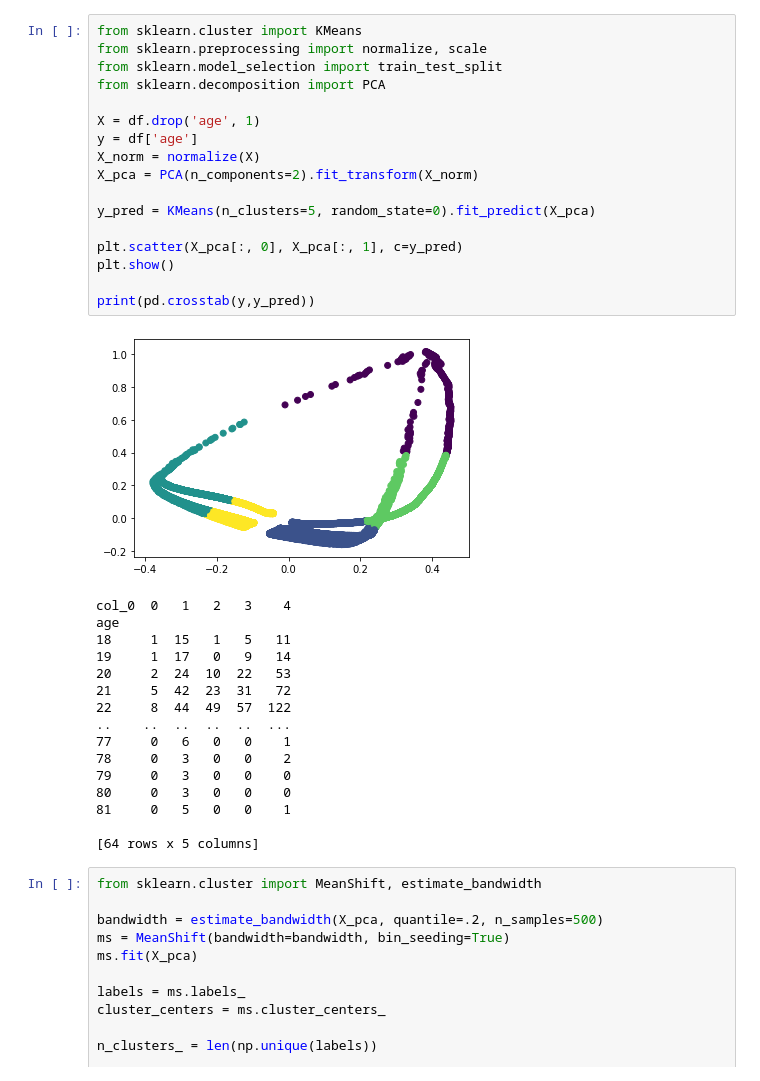
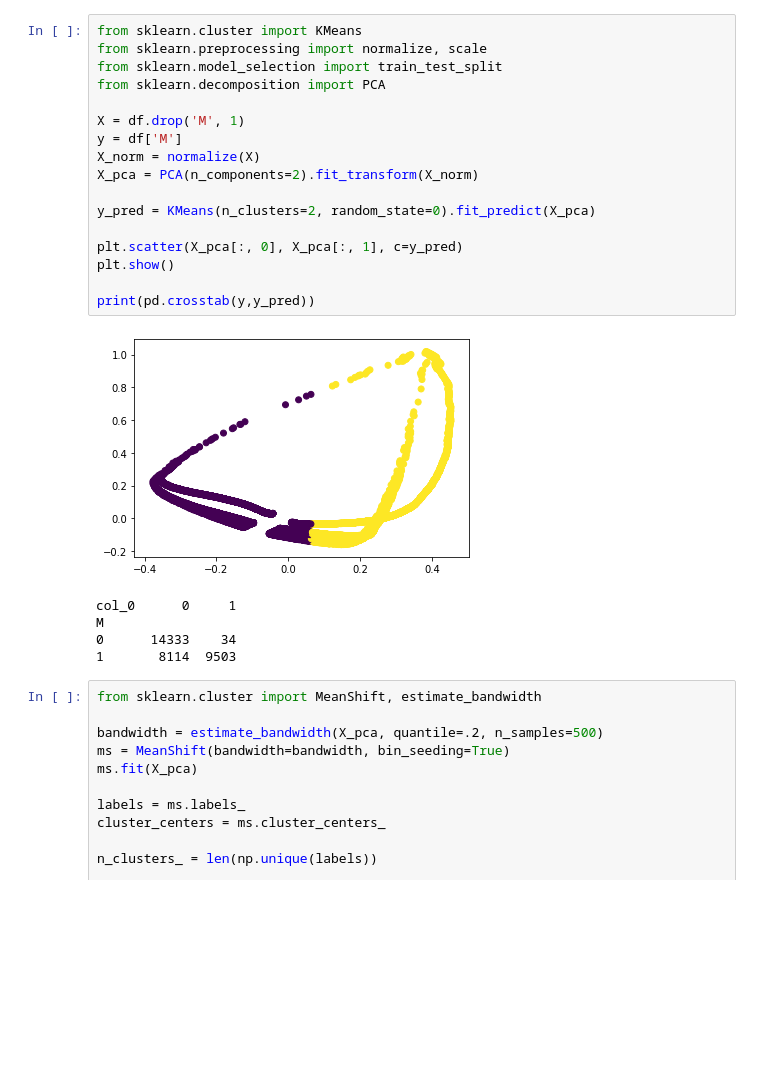
Before and after one commit to jkovach89/12-2-Assignment, a Jupyter notebook: 30-4 Challenge.ipynb, the cells around one changed output. Cells and saved outputs as stored; diff of their text form; blank space fills up the shorter version.

```diff
--- a/30-4 Challenge.ipynb
+++ b/30-4 Challenge.ipynb
@@ -43,37 +43,26 @@ memory usage: 3.7 MB
 # %%
 from sklearn.cluster import KMeans
 from sklearn.preprocessing import normalize, scale
 from sklearn.model_selection import train_test_split
 from sklearn.decomposition import PCA
 
-X = df.drop('age', 1)
-y = df['age']
+X = df.drop('M', 1)
+y = df['M']
 X_norm = normalize(X)
 X_pca = PCA(n_components=2).fit_transform(X_norm)
 
-y_pred = KMeans(n_clusters=5, random_state=0).fit_predict(X_pca)
+y_pred = KMeans(n_clusters=2, random_state=0).fit_predict(X_pca)
 
 plt.scatter(X_pca[:, 0], X_pca[:, 1], c=y_pred)
 plt.show()
 
 print(pd.crosstab(y,y_pred))
 # %% [output]
-[figure, old version]
+[figure, new version]
-col_0  0   1   2   3    4
-age
-18     1  15   1   5   11
-19     1  17   0   9   14
-20     2  24  10  22   53
-21     5  42  23  31   72
-22     8  44  49  57  122
-..    ..  ..  ..  ..  ...
-77     0   6   0   0    1
-78     0   3   0   0    2
-79     0   3   0   0    0
-80     0   3   0   0    0
-81     0   5   0   0    1
-
-[64 rows x 5 columns]
+col_0      0     1
+M
+0      14333    34
+1       8114  9503
 # %%
 from sklearn.cluster import MeanShift, estimate_bandwidth
 
```
Also changed, not shown: parts of 1 cell of this notebook.
